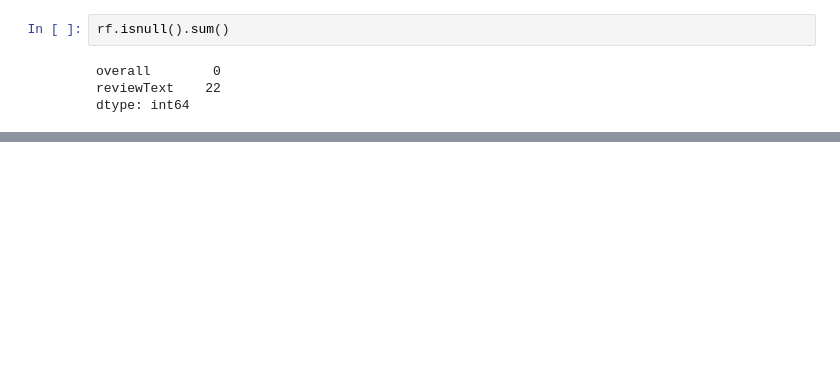
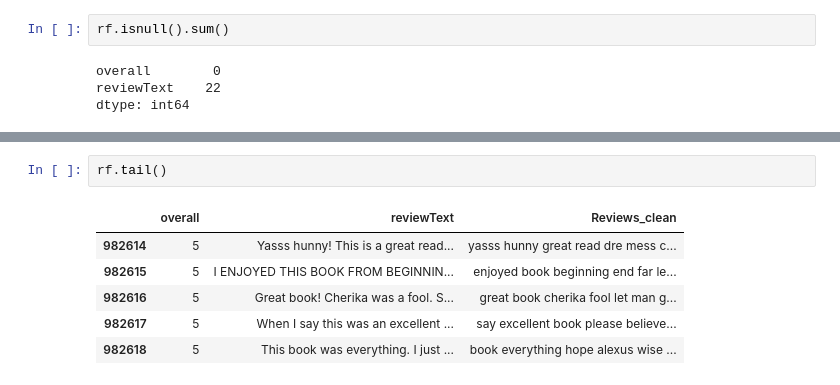
Before and after one commit to iamabhaytiwari343/SentimentAnalyzer, a Jupyter notebook: individualNotebooks/Kindle_Reviewa.ipynb, the cells around one changed output, grey strips where cells are left out. Saved outputs shown, nothing was run; the diff lists cells and outputs as text; blank space fills up the shorter version.

```diff
--- a/individualNotebooks/Kindle_Reviewa.ipynb
+++ b/individualNotebooks/Kindle_Reviewa.ipynb
@@ -154,0 +200,9 @@ TypeError: expected string or bytes-like object, got 'float'
+# %%
+rf.tail()
+# %% [output]
+|  | overall | reviewText | Reviews_clean |
+| 982614 | 5 | Yasss hunny! This is a great read... | yasss hunny great read dre mess c... |
+| 982615 | 5 | I ENJOYED THIS BOOK FROM BEGINNIN... | enjoyed book beginning end far le... |
+| 982616 | 5 | Great book! Cherika was a fool. S... | great book cherika fool let man g... |
+| 982617 | 5 | When I say this was an excellent ... | say excellent book please believe... |
+| 982618 | 5 | This book was everything. I just ... | book everything hope alexus wise ... |
```
Also changed, not shown: parts of 15 cells of this notebook, 3 other files.
